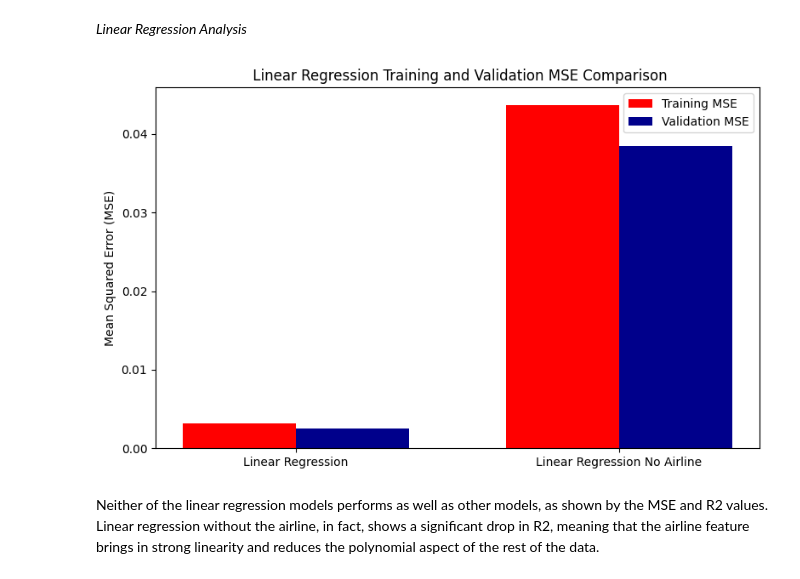
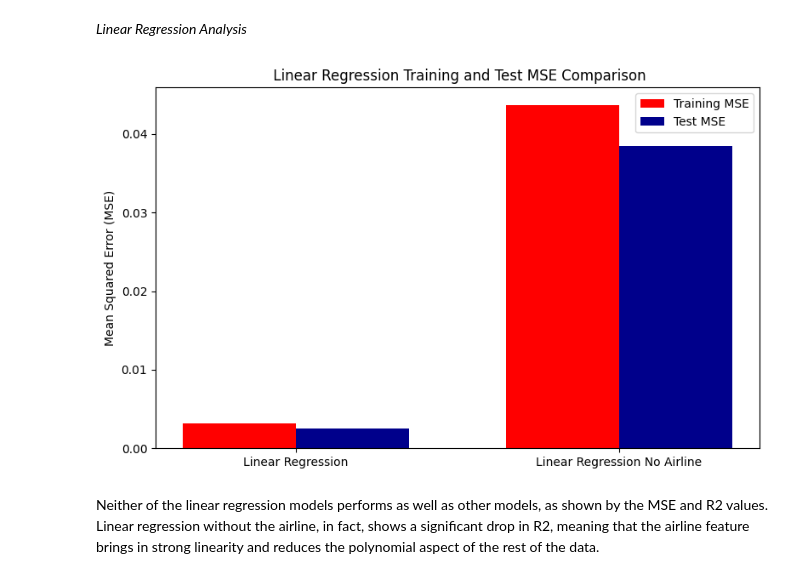
Before and after one commit to rohan-w123/CMSC320Project, a Jupyter notebook: CMSC320_Final_Project.ipynb, the cells around one changed output. Drawn from its saved outputs; the diff is of its cells as text; code cells hidden in the pictures.

```diff
--- a/CMSC320_Final_Project.ipynb
+++ b/CMSC320_Final_Project.ipynb
@@ -768,9 +768,9 @@ model.fit(X_train, y_train)
 pred = model.predict(X_test)
 pred_train = model.predict(X_train)
 training_mse_lrm = mean_squared_error(y_train, pred_train)
-validation_mse_lrm = mean_squared_error(y_test, pred)
+test_mse_lrm = mean_squared_error(y_test, pred)
 print(f"Training MSE(Mean Squared Error): {training_mse_lrm}")
-print(f"Validation MSE(Mean Squared Error): {validation_mse_lrm}")
+print(f"Test MSE(Mean Squared Error): {test_mse_lrm}")
 r_score = r2_score(y_test, pred)
-print(f"Validation R^2 score: {r_score}")
+print(f"Test R^2 score: {r_score}")
 # %% [output]
@@ -902,10 +902,10 @@ model.fit(X_train, y_train)
 pred = model.predict(X_test)
 pred_train = model.predict(X_train)
 training_mse_lrmwa = mean_squared_error(y_train, pred_train)
-validation_mse_lrmwa = mean_squared_error(y_test, pred)
+test_mse_lrmwa = mean_squared_error(y_test, pred)
 print(f"Training MSE(Mean Squared Error): {training_mse_lrmwa}")
-print(f"Validation MSE(Mean Squared Error): {validation_mse_lrmwa}")
+print(f"Test MSE(Mean Squared Error): {test_mse_lrmwa}")
 r_score = r2_score(y_test, pred)
-print(f"Validation R^2 score: {r_score}")
+print(f"Test R^2 score: {r_score}")
 # %% [output]
 Training MSE(Mean Squared Error): 0.043717749833453674
@@ -1003,26 +1003,26 @@ For those who just want a basic and advanced understanding of our model performa
 # %%
 #Creating the labels for the model
 labels = ['Linear Regression', 'Linear Regression No Airline']
 training_mse_lr_values = [training_mse_lrm, training_mse_lrmwa]
-validation_mse_lr_values = [validation_mse_lrm, validation_mse_lrmwa]
+test_mse_lr_values = [test_mse_lrm, test_mse_lrmwa]
 
 #X locations for the labels
 x = np.arange(len(labels))
 width = 0.35
 
 #Plotting the data
 fig, ax = plt.subplots(figsize=(8, 5))
 bars1 = ax.bar(x - width/2, training_mse_lr_values, width, label= 'Training MSE', color='Red')
-bars2 = ax.bar(x + width/2, validation_mse_lr_values, width, label='Validation MSE', color='darkblue')
+bars2 = ax.bar(x + width/2, test_mse_lr_values, width, label='Test MSE', color='darkblue')
 ax.set_ylabel('Mean Squared Error (MSE)')
-ax.set_title(' Linear Regression Training and Validation MSE Comparison')
+ax.set_title(' Linear Regression Training and Test MSE Comparison')
 ax.set_xticks(x)
 ax.set_xticklabels(labels)
 ax.legend()
 plt.tight_layout()
 plt.show()
 # %% [output]
-[figure, old version]
+[figure, new version]
 # %% [markdown]
 Neither of the linear regression models performs as well as other models, as shown by the MSE and R2 values. Linear regression without the airline, in fact, shows a significant drop in R2, meaning that the airline feature brings in strong linearity and reduces the polynomial aspect of the rest of the data.
 # %% [markdown]
```
Also changed, not shown: parts of 16 cells of this notebook.
